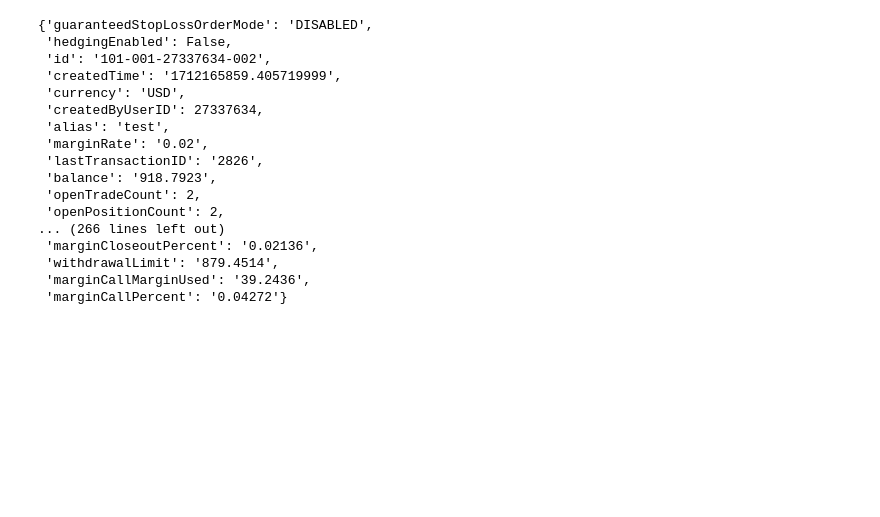
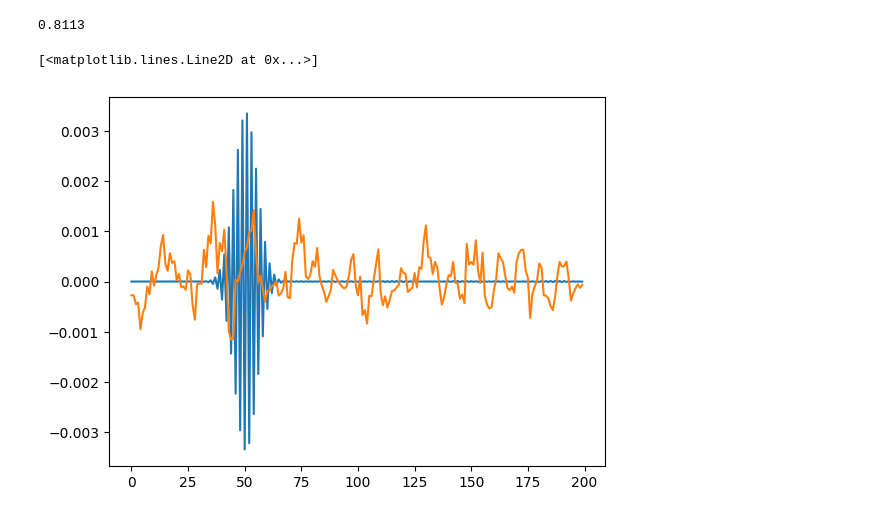
Before and after one commit to Excaliabure/FinancialGamble, a Jupyter notebook: Forex/oanda/solution1.ipynb, the cells around one changed output. Cells and saved outputs as stored; diff of their text form; code cells hidden in the pictures; blank space fills up the shorter version.

Commit message:
Fun stuff, will remake forex env soon
Soln1

```diff
--- a/Forex/oanda/solution1.ipynb
+++ b/Forex/oanda/solution1.ipynb
@@ -55,11 +60,0 @@ plt.legend()
-# %%
-
-%%time
-from forex import *
-
-# env = ForexApi()
-
-# @time
-q = deriv(y)
-for i in range(1000):
-    q= deriv(q)
@@ -69,23 +60,0 @@ Wall time: 12.4 ms
-# %%
-# Get path
-desired_pair = "EUR_USD"
-info = env.view(gen_info=True)['account']['balance']
-info
-# %% [output]
-{'guaranteedStopLossOrderMode': 'DISABLED',
- 'hedgingEnabled': False,
- 'id': '101-001-27337634-002',
- 'createdTime': '1712165859.405719999',
- 'currency': 'USD',
- 'createdByUserID': 27337634,
- 'alias': 'test',
- 'marginRate': '0.02',
- 'lastTransactionID': '2826',
- 'balance': '918.7923',
- 'openTradeCount': 2,
- 'openPositionCount': 2,
-... (266 lines left out)
- 'marginCloseoutPercent': '0.02136',
- 'withdrawalLimit': '879.4514',
- 'marginCallMarginUsed': '39.2436',
- 'marginCallPercent': '0.04272'}
@@ -91,0 +66,21 @@ info
+# %%
+pl = d['unrealizedPL']
+float(pl)
+# %% [output]
+0.8113
+# %%
+n = 100
+darr = deriv(smooth_ma(y.copy()))
+varr = darr
+for i in range(n):
+    varr = varr - darr
+    darr = deriv(darr)
+
+varr /= np.linalg.norm(varr)
+varr /= 100
+plt.plot(varr)
+tarr = y
+plt.plot(deriv(y) * 10)
+# %% [output]
+[<matplotlib.lines.Line2D at 0x...>]
+[figure, added]
```
Also changed, not shown: parts of 3 cells of this notebook, 17 other files.
